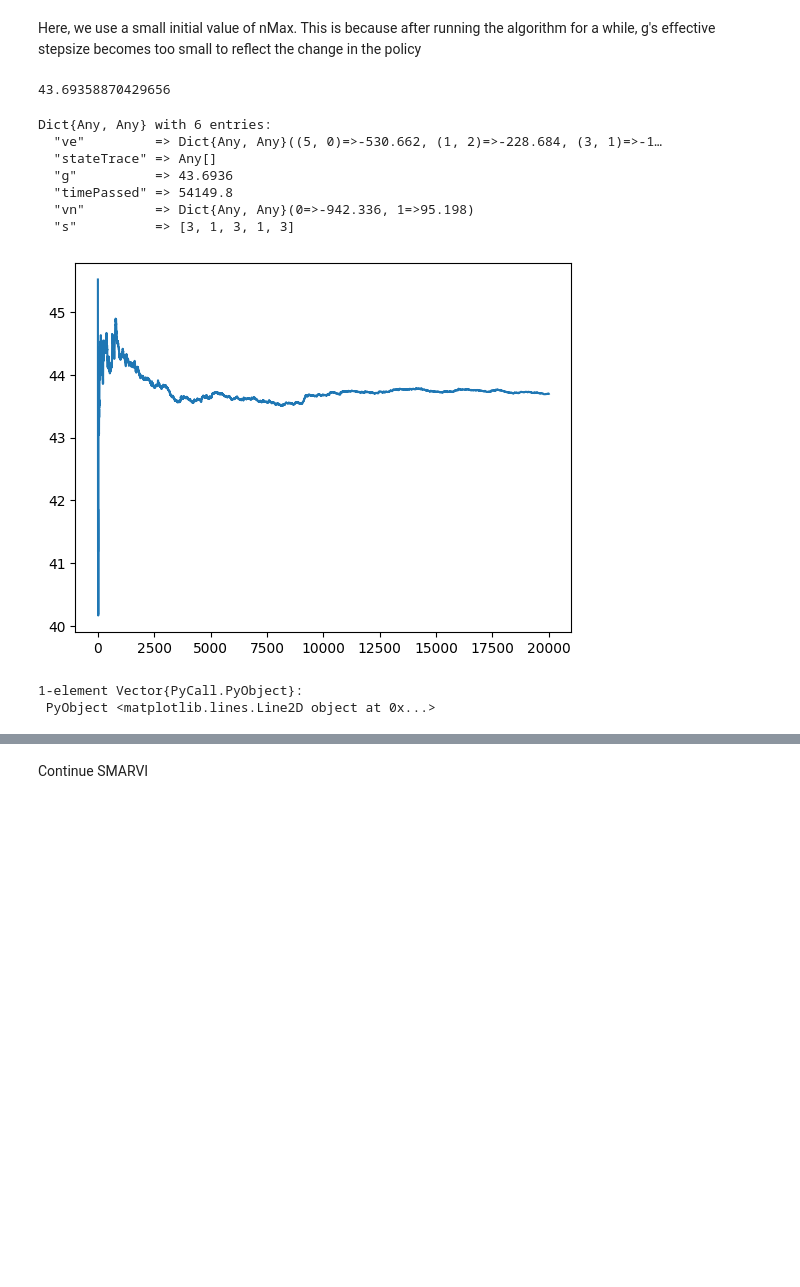
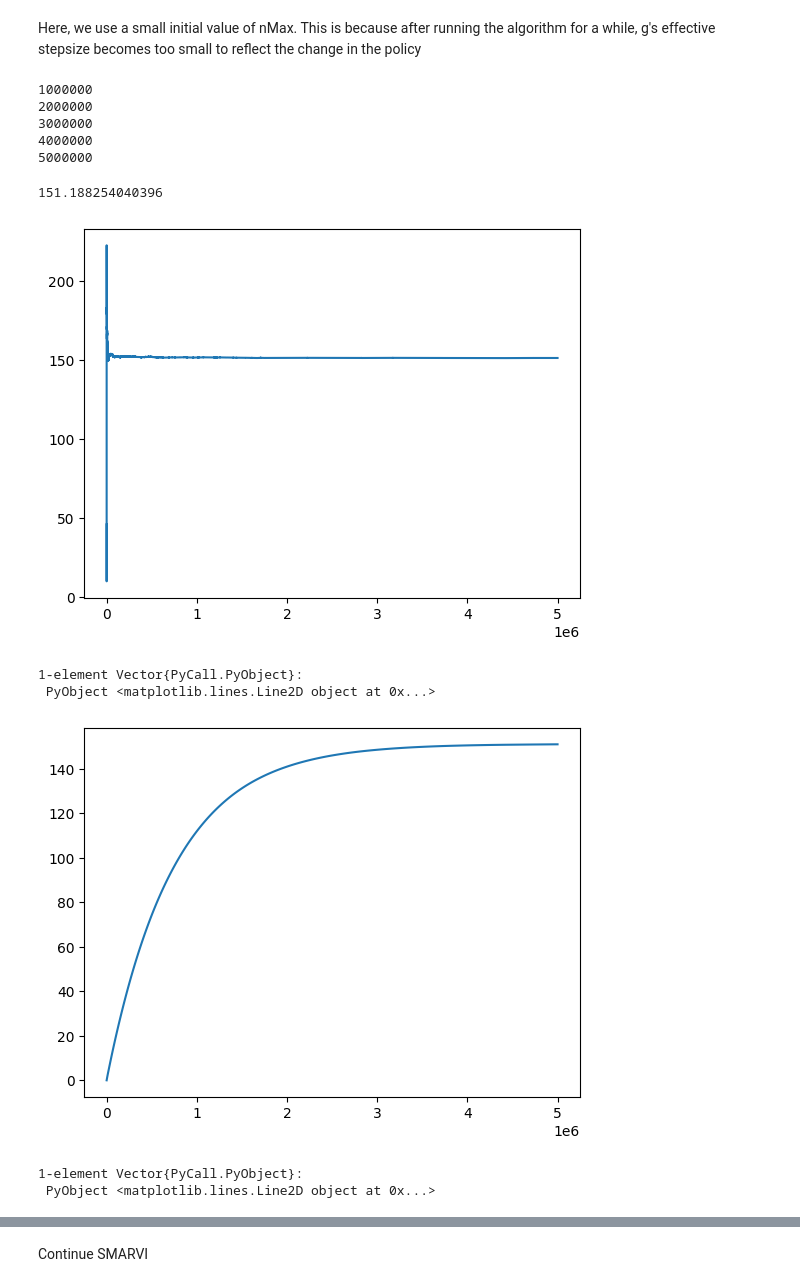
Before and after one commit to fairleyl/PhD-Code, a Jupyter notebook: Problem-Suite-Experiments.ipynb, the cells around one changed output, grey strips where cells are left out. Drawn from its saved outputs; the diff is of its cells as text; code cells hidden in the pictures; blank space fills up the shorter version.

```diff
--- a/Problem-Suite-Experiments.ipynb
+++ b/Problem-Suite-Experiments.ipynb
@@ -6025,11 +6111,16 @@ Use resultPI as input to SMARVI
 # %% [markdown]
 Here, we use a small initial value of nMax. This is because after running the algorithm for a while, g's effective stepsize becomes too small to reflect the change in the policy
 # %%
-nMax = 100000
+nMax = 5000000
 vePI = resultPI_S["ve"]
 vnPI = resultPI_S["vn"]
 gPI = resultPI_S["g"]
-resultVI = smarviNewVFA_ST(N,alpha_d, alpha_r, beta, tau, c0, c1, r, nMax, 0.01, 0.0, 0.01; g = gPI, timePassed = 0.0, vfaProvided = true, ve = vePI, vn = vnPI, printProgress = true, modCounter = 1000000)
-resultVI[1]["g"]
+resultVI = smarviNewVFA_ST(N,alpha_d, alpha_r, beta, tau, c0, c1, r, nMax, 1e3, 0.0, 2/1000000; gCritic = gPI, timePassed = 0.0, gActor = 0.0, vfaProvided = true, ve = vePI, vn = vnPI, printProgress = true, modCounter = 1000000)
+resultVI[1]["gCritic"]
 # %% [output]
-43.69358870429656
+1000000
+2000000
+3000000
+4000000
+5000000
+151.188254040396
@@ -6038,10 +6126,0 @@ f = serialize("resultVI.dat", resultVI[1])
-# %%
-resultVI_S = deserialize("resultVI.dat")
-# %% [output]
-Dict{Any, Any} with 6 entries:
-  "ve"         => Dict{Any, Any}((5, 0)=>-530.662, (1, 2)=>-228.684, (3, 1)=>-1…
-  "stateTrace" => Any[]
-  "g"          => 43.6936
-  "timePassed" => 54149.8
-  "vn"         => Dict{Any, Any}(0=>-942.336, 1=>95.198)
-  "s"          => [3, 1, 3, 1, 3]
@@ -6048,10 +6130,16 @@ Dict{Any, Any} with 6 entries:
 # %%
-start = floor(Int64, nMax/10)
-start = Int64(2e6)
 start = 1
 finish = nMax
-PyPlot.plot(start:finish,resultVI[2]["g"][start:finish])
+PyPlot.plot(start:finish,resultVI[2]["gCritics"][start:finish])
 # %% [output]
-[figure, old version]
+[figure, new version]
 1-element Vector{PyCall.PyObject}:
  PyObject <matplotlib.lines.Line2D object at 0x...>
+# %%
+start = 1
+finish = nMax
+PyPlot.plot(start:finish,resultVI[2]["gActors"][start:finish])
+# %% [output]
+[figure, added]
+1-element Vector{PyCall.PyObject}:
+ PyObject <matplotlib.lines.Line2D object at 0x...>
```
Also changed, not shown: parts of 16 cells of this notebook, 1 other file.
